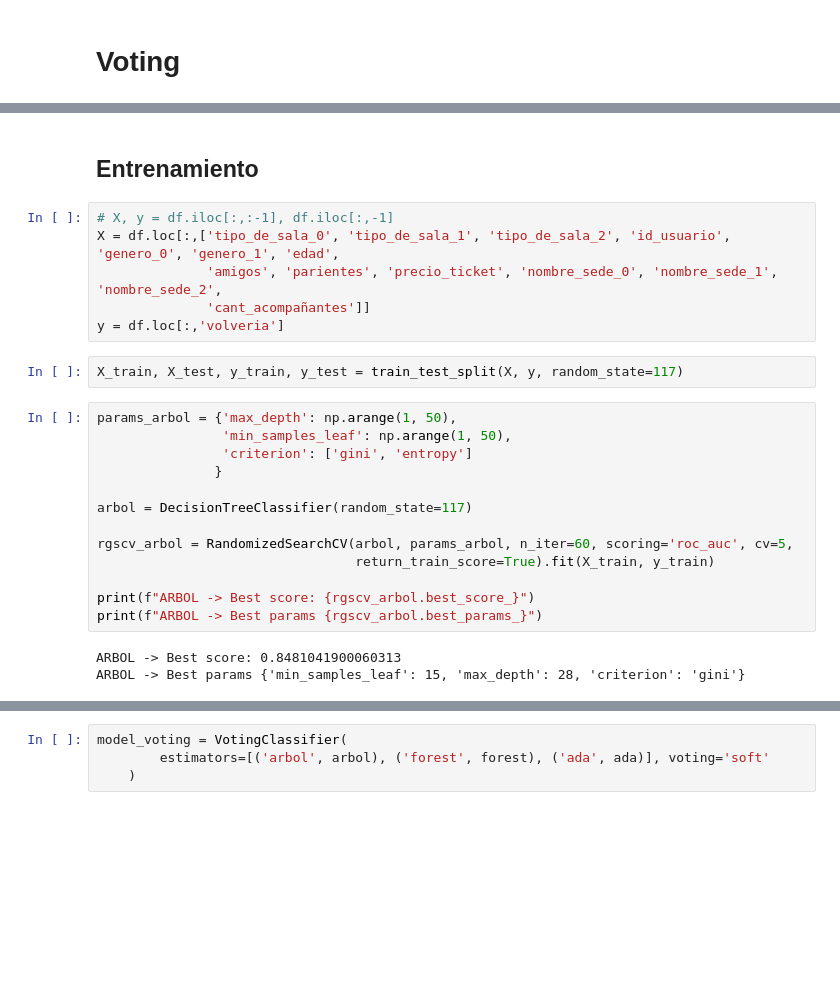
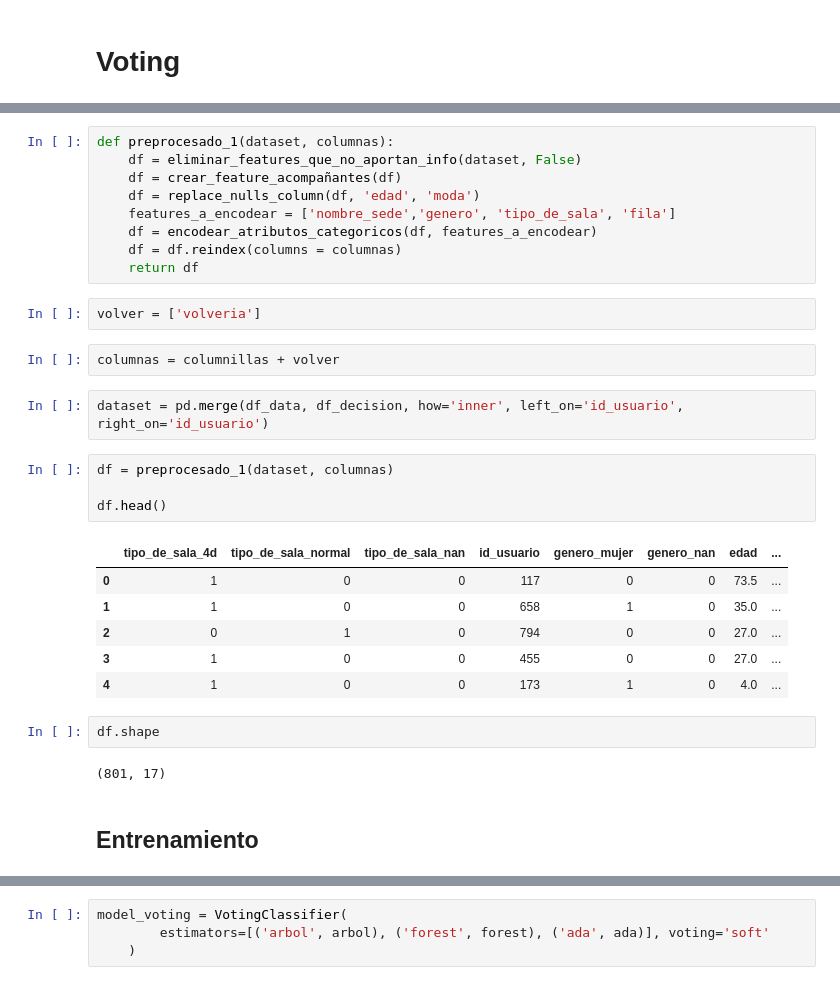
Before and after one commit to JuanOpizzi/Datos-2020-2c, a Jupyter notebook: TP2/voting.ipynb, the cells around one changed output, grey strips where cells are left out. Saved outputs shown, nothing was run; the diff lists cells and outputs as text; blank space fills up the shorter version.

Commit message:
Voting con dos preprocesados diferentes

```diff
--- a/TP2/voting.ipynb
+++ b/TP2/voting.ipynb
@@ -36,26 +24,32 @@ df.head()
+# %%
+def preprocesado_1(dataset, columnas):
+    df = eliminar_features_que_no_aportan_info(dataset, False)
+    df = crear_feature_acompañantes(df)
+    df = replace_nulls_column(df, 'edad', 'moda')
+    features_a_encodear = ['nombre_sede','genero', 'tipo_de_sala', 'fila']
+    df = encodear_atributos_categoricos(df, features_a_encodear)
+    df = df.reindex(columns = columnas)
+    return df
+# %%
+volver = ['volveria']
+# %%
+columnas = columnillas + volver
+# %%
+dataset = pd.merge(df_data, df_decision, how='inner', left_on='id_usuario', right_on='id_usuario')
+# %%
+df = preprocesado_1(dataset, columnas)
+
+df.head()
+# %% [output]
+|  | tipo_de_sala_4d | tipo_de_sala_normal | tipo_de_sala_nan | id_usuario | genero_mujer | genero_nan | edad | ... |
+| 0 | 1 | 0 | 0 | 117 | 0 | 0 | 73.5 | ... |
+| 1 | 1 | 0 | 0 | 658 | 1 | 0 | 35.0 | ... |
+| 2 | 0 | 1 | 0 | 794 | 0 | 0 | 27.0 | ... |
+| 3 | 1 | 0 | 0 | 455 | 0 | 0 | 27.0 | ... |
+| 4 | 1 | 0 | 0 | 173 | 1 | 0 | 4.0 | ... |
+# %%
+df.shape
+# %% [output]
+(801, 17)
 # %% [markdown]
 ## Entrenamiento
-# %%
-# X, y = df.iloc[:,:-1], df.iloc[:,-1]
-X = df.loc[:,['tipo_de_sala_0', 'tipo_de_sala_1', 'tipo_de_sala_2', 'id_usuario', 'genero_0', 'genero_1', 'edad',
-              'amigos',	'parientes', 'precio_ticket', 'nombre_sede_0', 'nombre_sede_1', 'nombre_sede_2',
-              'cant_acompañantes']]
-y = df.loc[:,'volveria']
-# %%
-X_train, X_test, y_train, y_test = train_test_split(X, y, random_state=117)
-# %%
-params_arbol = {'max_depth': np.arange(1, 50),
-                'min_samples_leaf': np.arange(1, 50),
-                'criterion': ['gini', 'entropy']
-               }
-
-arbol = DecisionTreeClassifier(random_state=117)
-
-rgscv_arbol = RandomizedSearchCV(arbol, params_arbol, n_iter=60, scoring='roc_auc', cv=5,
-                                 return_train_score=True).fit(X_train, y_train)
-
-print(f"ARBOL -> Best score: {rgscv_arbol.best_score_}")
-print(f"ARBOL -> Best params {rgscv_arbol.best_params_}")
-# %% [output]
-ARBOL -> Best score: 0.8481041900060313
-ARBOL -> Best params {'min_samples_leaf': 15, 'max_depth': 28, 'criterion': 'gini'}
```
Also changed, not shown: parts of 68 cells of this notebook, 1 other file.
